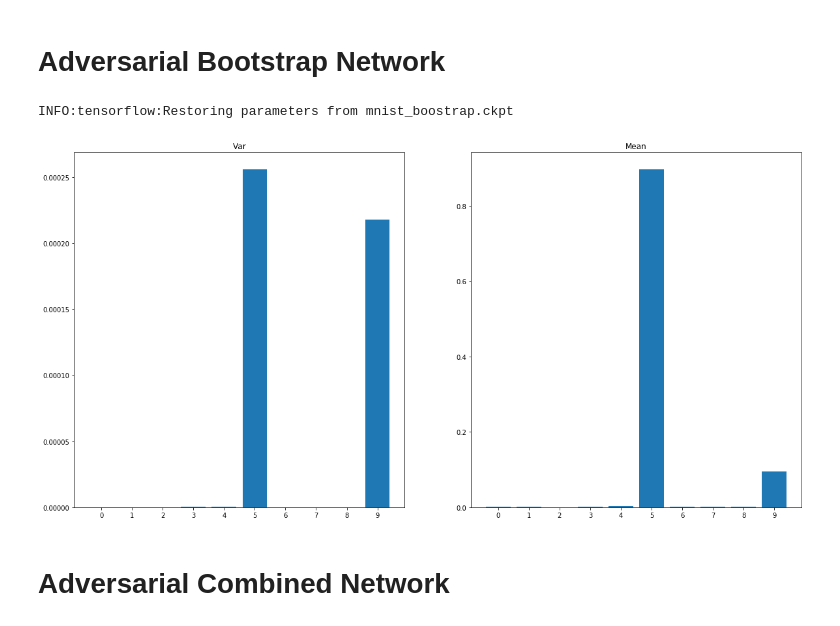
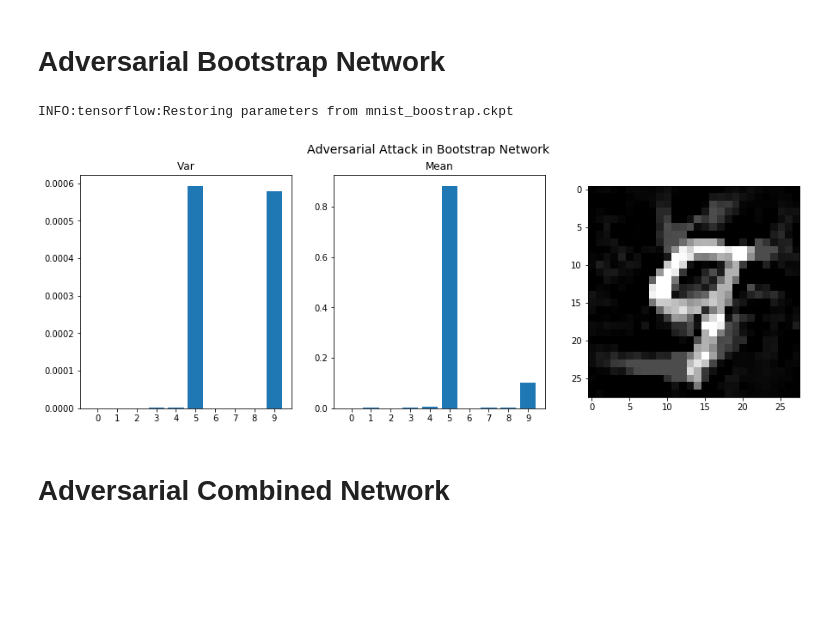
Before and after one commit to hutec/UncertaintyNN, a Jupyter notebook: notebooks/MNIST Adversarial.ipynb, the cells around one changed output. Cells and saved outputs as stored; diff of their text form; code cells hidden in the pictures; blank space fills up the shorter version.

```diff
--- a/notebooks/MNIST Adversarial.ipynb
+++ b/notebooks/MNIST Adversarial.ipynb
@@ -196,37 +184,38 @@ dropout_inference(adv_img, dropout=0.5)
 # %%
 tf.reset_default_graph()
 
 #x_hat = tf.Variable(tf.zeros((784))) # trainable image
 x_data = tf.placeholder(tf.float32, 784) # the image will be fed into this placeholder
 dropout_rate = tf.placeholder(tf.float32)
 
 heads = mnist_model.bootstrap_cnn_mnist_model(x_data, dropout_rate)
 
 init = tf.global_variables_initializer()
 sess = tf.Session(config=tf.ConfigProto(log_device_placement=True))
 sess.run(init)
 
 variable_list = tf.get_collection(tf.GraphKeys.GLOBAL_VARIABLES, scope="mnist")[:16]
 saver = tf.train.Saver(var_list=variable_list)
 saver.restore(sess, "mnist_boostrap.ckpt")
 
 def bootstrap_inference(img):
     ys = []
     for i, head in enumerate(heads):
         logits, class_prob = head
         y = sess.run(class_prob, feed_dict={x_data: img, dropout_rate: 0.0})[0]
         ys.append(y)
 
-    fig, axs = plt.subplots(1, 2, figsize=[20, 10])
+    fig, axs = plt.subplots(1, 3, figsize=[15, 5])
+    fig.suptitle("Adversarial Attack in Bootstrap Network", fontsize=14)
     axs[0].bar(ticks, np.array(ys).var(axis=0))
     axs[0].set_title("Var")
     axs[1].bar(ticks, np.array(ys).mean(axis=0))
     axs[1].set_title("Mean")
+    axs[2].imshow(img.reshape(28, 28), cmap="gray")
+
+bootstrap_inference(adv_img)
 # %% [output]
 INFO:tensorflow:Restoring parameters from mnist_boostrap.ckpt
+[figure, added]
-# %%
-bootstrap_inference(adv_img)
-# %% [output]
-[figure, removed]
 # %% [markdown]
 # Adversarial Combined Network
```
Also changed, not shown: parts of 6 cells of this notebook.
